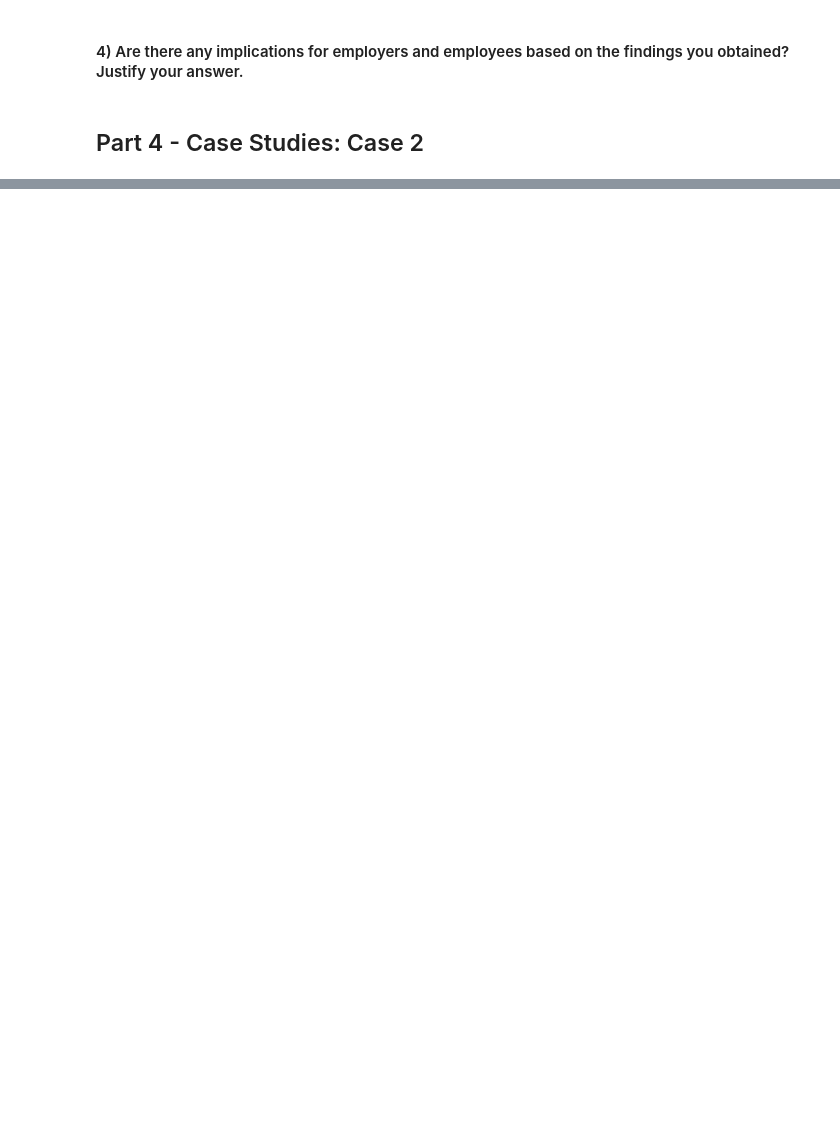
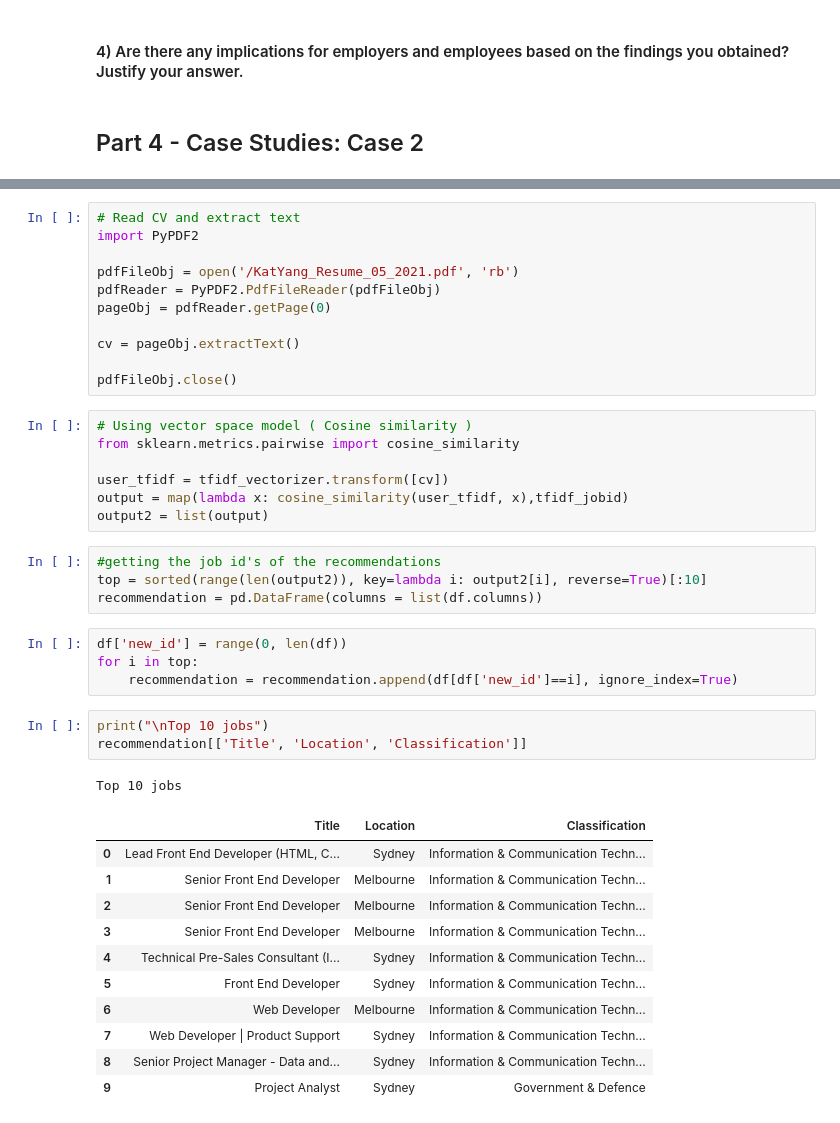
Before and after one commit to jungheeyang/3803ICT_Assigment, a Jupyter notebook: 3803ICT_assignment_3.ipynb, the cells around one changed output, grey strips where cells are left out. Cells and saved outputs as stored; diff of their text form; blank space fills up the shorter version.

```diff
--- a/3803ICT_assignment_3.ipynb
+++ b/3803ICT_assignment_3.ipynb
@@ -1151,0 +1143,42 @@ for key, item in most_freq_phrases.items():
+# %%
+# Read CV and extract text
+import PyPDF2
+
+pdfFileObj = open('/KatYang_Resume_05_2021.pdf', 'rb')
+pdfReader = PyPDF2.PdfFileReader(pdfFileObj)
+pageObj = pdfReader.getPage(0)
+
+cv = pageObj.extractText()
+
+pdfFileObj.close()
+# %%
+# Using vector space model ( Cosine similarity )
+from sklearn.metrics.pairwise import cosine_similarity
+
+user_tfidf = tfidf_vectorizer.transform([cv])
+output = map(lambda x: cosine_similarity(user_tfidf, x),tfidf_jobid)
+output2 = list(output)
+# %%
+#getting the job id's of the recommendations
+top = sorted(range(len(output2)), key=lambda i: output2[i], reverse=True)[:10]
+recommendation = pd.DataFrame(columns = list(df.columns))
+# %%
+df['new_id'] = range(0, len(df))
+for i in top:
+    recommendation = recommendation.append(df[df['new_id']==i], ignore_index=True)
+# %%
+print("\nTop 10 jobs")
+recommendation[['Title', 'Location', 'Classification']]
+# %% [output]
+Top 10 jobs
+|  | Title | Location | Classification |
+| 0 | Lead Front End Developer (HTML, C... | Sydney | Information & Communication Techn... |
+| 1 | Senior Front End Developer | Melbourne | Information & Communication Techn... |
+| 2 | Senior Front End Developer | Melbourne | Information & Communication Techn... |
+| 3 | Senior Front End Developer | Melbourne | Information & Communication Techn... |
+| 4 | Technical Pre-Sales Consultant (I... | Sydney | Information & Communication Techn... |
+| 5 | Front End Developer | Sydney | Information & Communication Techn... |
+| 6 | Web Developer | Melbourne | Information & Communication Techn... |
+| 7 | Web Developer | Product Support | Sydney | Information & Communication Techn... |
+| 8 | Senior Project Manager - Data and... | Sydney | Information & Communication Techn... |
+| 9 | Project Analyst | Sydney | Government & Defence |
```
Also changed, not shown: parts of 12 cells of this notebook, 2 other files.
